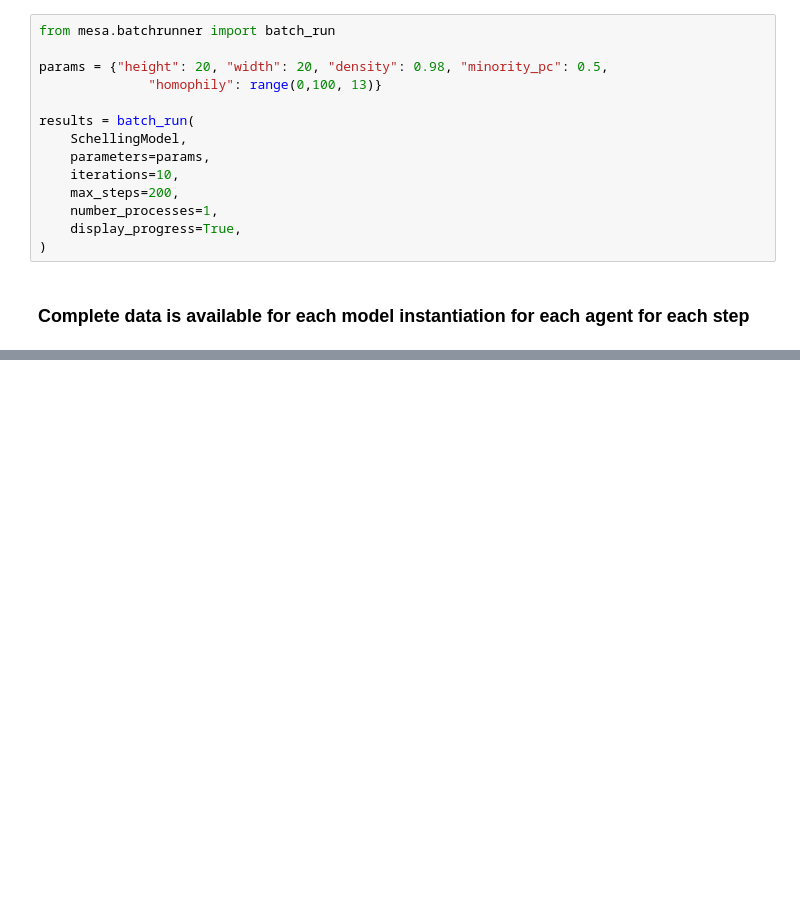
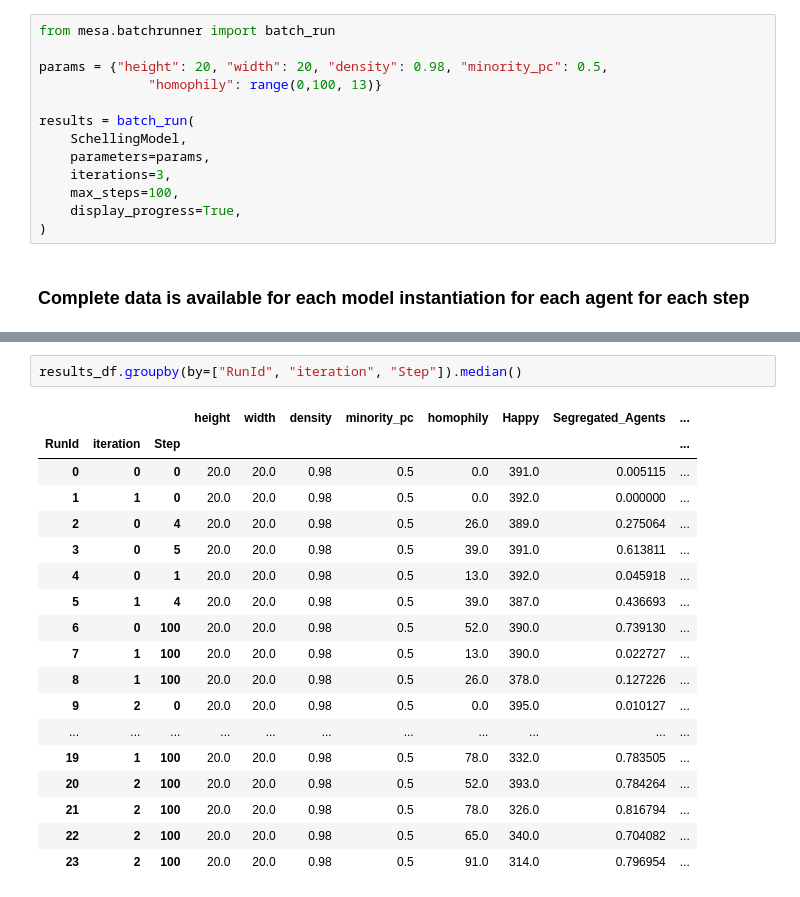
Before and after one commit to dgarcia-eu/ComputationalModellingSocialSystems-Solutions, a Jupyter notebook: Exercise_01/schelling-example-complete.ipynb, the cells around one changed output, grey strips where cells are left out. Drawn from its saved outputs; the diff is of its cells as text; blank space fills up the shorter version.

```diff
--- a/Exercise_01/schelling-example-complete.ipynb
+++ b/Exercise_01/schelling-example-complete.ipynb
@@ -287,9 +312,8 @@ params = {"height": 20, "width": 20, "density": 0.98, "minority_pc": 0.5,
 results = batch_run(
     SchellingModel,
     parameters=params,
-    iterations=10,
-    max_steps=200,
-    number_processes=1,
+    iterations=3,
+    max_steps=100,
     display_progress=True,
 )
 # %% [markdown]
@@ -315,0 +359,21 @@ plt.savefig('morans_i_plot.eps')
+# %%
+results_df.groupby(by=["RunId", "iteration", "Step"]).median()
+# %% [output]
+|  |  |  | height | width | density | minority_pc | homophily | Happy | Segregated_Agents | ... |
+| RunId | iteration | Step |  |  |  |  |  |  |  | ... |
+| 0 | 0 | 0 | 20.0 | 20.0 | 0.98 | 0.5 | 0.0 | 391.0 | 0.005115 | ... |
+| 1 | 1 | 0 | 20.0 | 20.0 | 0.98 | 0.5 | 0.0 | 392.0 | 0.000000 | ... |
+| 2 | 0 | 4 | 20.0 | 20.0 | 0.98 | 0.5 | 26.0 | 389.0 | 0.275064 | ... |
+| 3 | 0 | 5 | 20.0 | 20.0 | 0.98 | 0.5 | 39.0 | 391.0 | 0.613811 | ... |
+| 4 | 0 | 1 | 20.0 | 20.0 | 0.98 | 0.5 | 13.0 | 392.0 | 0.045918 | ... |
+| 5 | 1 | 4 | 20.0 | 20.0 | 0.98 | 0.5 | 39.0 | 387.0 | 0.436693 | ... |
+| 6 | 0 | 100 | 20.0 | 20.0 | 0.98 | 0.5 | 52.0 | 390.0 | 0.739130 | ... |
+| 7 | 1 | 100 | 20.0 | 20.0 | 0.98 | 0.5 | 13.0 | 390.0 | 0.022727 | ... |
+| 8 | 1 | 100 | 20.0 | 20.0 | 0.98 | 0.5 | 26.0 | 378.0 | 0.127226 | ... |
+| 9 | 2 | 0 | 20.0 | 20.0 | 0.98 | 0.5 | 0.0 | 395.0 | 0.010127 | ... |
+| ... | ... | ... | ... | ... | ... | ... | ... | ... | ... | ... |
+| 19 | 1 | 100 | 20.0 | 20.0 | 0.98 | 0.5 | 78.0 | 332.0 | 0.783505 | ... |
+| 20 | 2 | 100 | 20.0 | 20.0 | 0.98 | 0.5 | 52.0 | 393.0 | 0.784264 | ... |
+| 21 | 2 | 100 | 20.0 | 20.0 | 0.98 | 0.5 | 78.0 | 326.0 | 0.816794 | ... |
+| 22 | 2 | 100 | 20.0 | 20.0 | 0.98 | 0.5 | 65.0 | 340.0 | 0.704082 | ... |
+| 23 | 2 | 100 | 20.0 | 20.0 | 0.98 | 0.5 | 91.0 | 314.0 | 0.796954 | ... |
```
Also changed, not shown: parts of 12 cells of this notebook.
